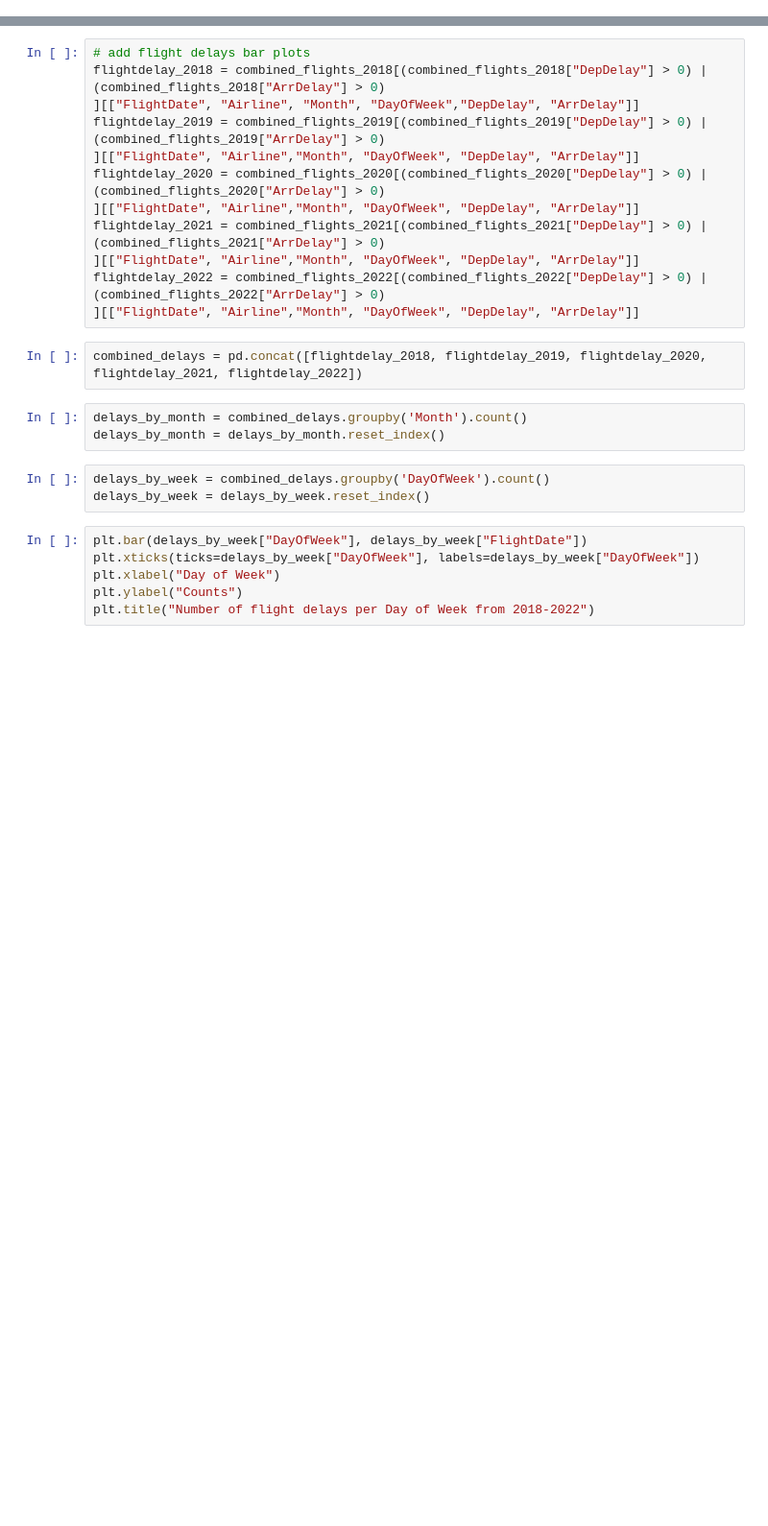
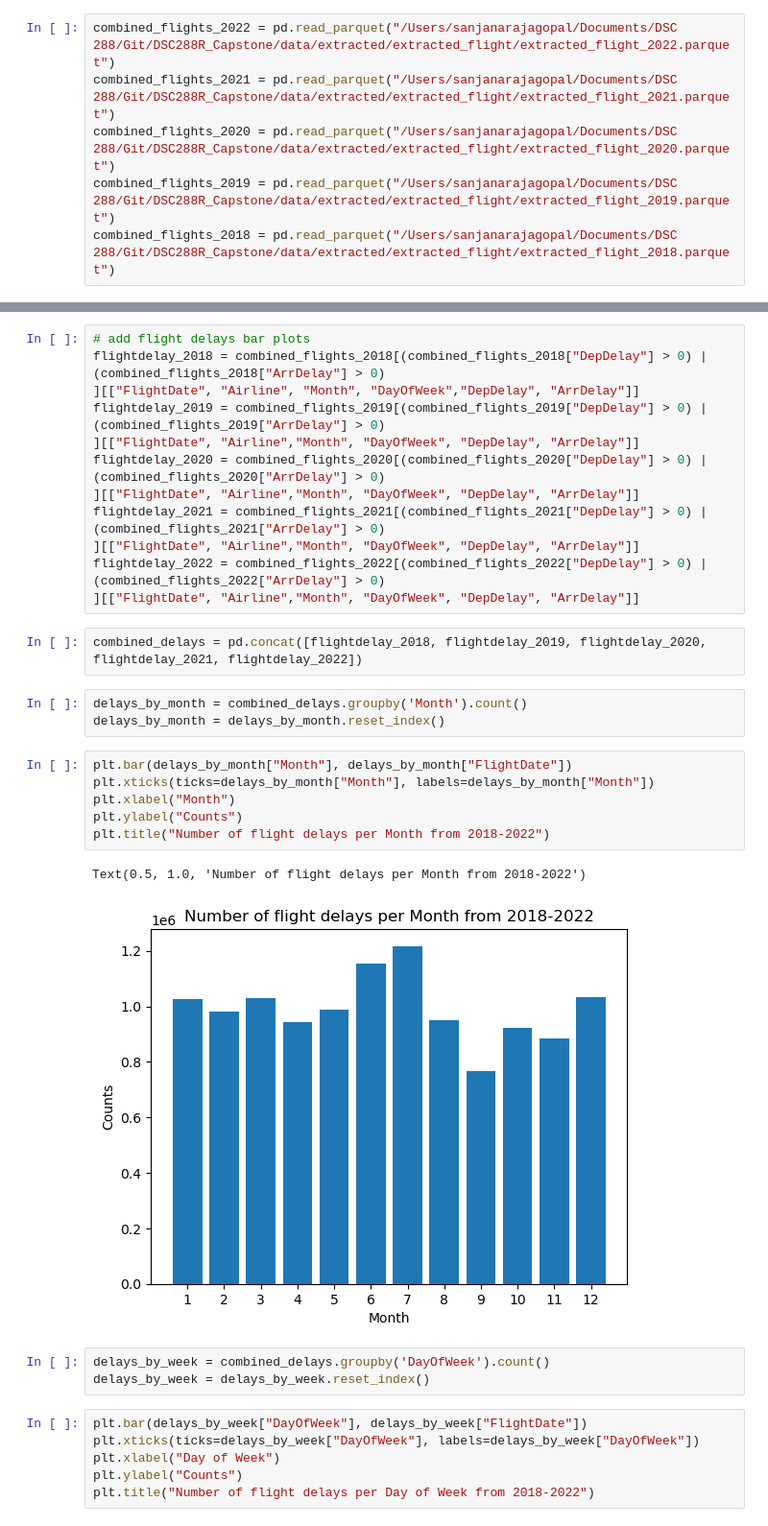
Before and after one commit to ekrichards/DSC288R_Capstone, a Jupyter notebook: notebooks/sr.ipynb, the cells around one changed output, grey strips where cells are left out. Shown at 96% size. Drawn from its saved outputs; the diff is of its cells as text; blank space fills up the shorter version.

```diff
--- a/notebooks/sr.ipynb
+++ b/notebooks/sr.ipynb
@@ -14,3 +10,9 @@ combined_flights_2018 = pd.read_parquet("Combined_Flights_2018.parquet")
+# %%
+combined_flights_2022 = pd.read_parquet("/Users/sanjanarajagopal/Documents/DSC 288/Git/DSC288R_Capstone/data/extracted/extracted_flight/extracted_flight_2022.parquet")
+combined_flights_2021 = pd.read_parquet("/Users/sanjanarajagopal/Documents/DSC 288/Git/DSC288R_Capstone/data/extracted/extracted_flight/extracted_flight_2021.parquet")
+combined_flights_2020 = pd.read_parquet("/Users/sanjanarajagopal/Documents/DSC 288/Git/DSC288R_Capstone/data/extracted/extracted_flight/extracted_flight_2020.parquet")
+combined_flights_2019 = pd.read_parquet("/Users/sanjanarajagopal/Documents/DSC 288/Git/DSC288R_Capstone/data/extracted/extracted_flight/extracted_flight_2019.parquet")
+combined_flights_2018 = pd.read_parquet("/Users/sanjanarajagopal/Documents/DSC 288/Git/DSC288R_Capstone/data/extracted/extracted_flight/extracted_flight_2018.parquet")
 # %%
 pattern_2018 = combined_flights_2018[["FlightDate","Airline", "Month", "DayOfWeek"]]
 pattern_2019 = combined_flights_2019[["FlightDate","Airline", "Month", "DayOfWeek"]]
@@ -123,6 +158,15 @@ combined_delays = pd.concat([flightdelay_2018, flightdelay_2019, flightdelay_202
 # %%
 delays_by_month = combined_delays.groupby('Month').count()
 delays_by_month = delays_by_month.reset_index()
+# %%
+plt.bar(delays_by_month["Month"], delays_by_month["FlightDate"])
+plt.xticks(ticks=delays_by_month["Month"], labels=delays_by_month["Month"])
+plt.xlabel("Month")
+plt.ylabel("Counts")
+plt.title("Number of flight delays per Month from 2018-2022")
+# %% [output]
+Text(0.5, 1.0, 'Number of flight delays per Month from 2018-2022')
+[figure, added]
 # %%
 delays_by_week = combined_delays.groupby('DayOfWeek').count()
 delays_by_week = delays_by_week.reset_index()
```
Also changed, not shown: parts of 10 cells of this notebook.
